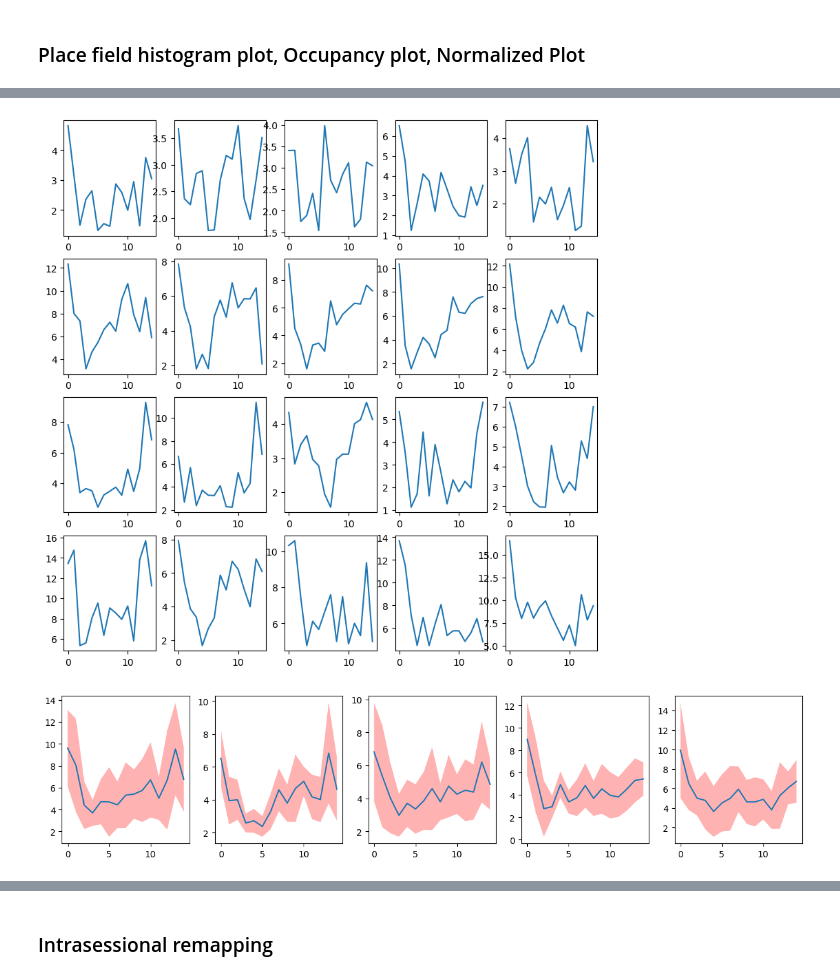
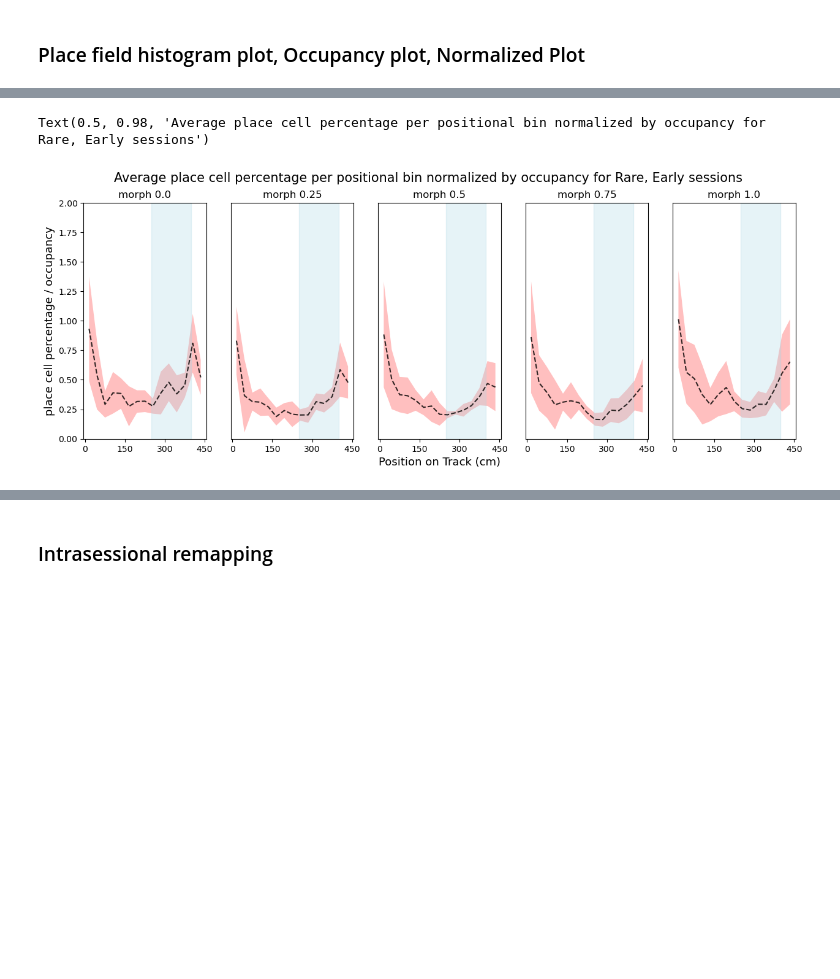
Before and after one commit to tarek-soubra/place-cell-project, a Jupyter notebook: MetricCalculations.ipynb, the cells around one changed output, grey strips where cells are left out. Cells and saved outputs as stored; diff of their text form; code cells hidden in the pictures; blank space fills up the shorter version.

Commit message:
added all plotting code for the presentation

```diff
--- a/MetricCalculations.ipynb
+++ b/MetricCalculations.ipynb
@@ -104,9 +127,9 @@ placeCellCounts = {}
 for sess in range(nFiles):
     placeCellCounts[sess] = {morph:len(placeCellInds[sess][morph]) for morph in main.baseMorphValues}
 
-
+placeCellPct = {sess:{} for sess in range(nFiles)}
 for sess in range(nFiles):
-    print(f'\nFor session {sess}:')
+#     print(f'\nFor session {sess}:')
     for morph in main.baseMorphValues:
-        placeCellPct = placeCellCounts[sess][morph]*100/nNeurons[sess]
-        print(f"For base morph {morph}:\t {placeCellCounts[sess][morph]} place cells, \t {placeCellPct:.2f}% of all ROIs")
+        placeCellPct[sess][morph] = placeCellCounts[sess][morph]*100/nNeurons[sess]
+#         print(f"For base morph {morph}:\t {placeCellCounts[sess][morph]} place cells, \t {placeCellPct[sess][morph]:.2f}% of all ROIs")
@@ -203,12 +192,2 @@ For base morph 1.0:      Reward: 29.26 % (165 cells)    Beginning: 15.60 % (88 c
 # %% [markdown]
 ### Place field histogram plot, Occupancy plot, Normalized Plot
-# %%
-# Histogram
-fig, ax = plt.subplots(nFiles, 5, figsize=(10,10))
-for row in range(nFiles):
-    for col, morph in enumerate(main.baseMorphValues):
-        ax[row,col].hist(peaks[row][morph], bins = 15)
-        if col == 0:
-            ax[row,col].set_ylabel(f'Session {row}')
-        if row == 0:
-            ax[row,col].set_title(f'morph {morph}')
@@ -226,25 +252,36 @@ for sess in range(nFiles):
 # %%
 # Plotting the cell count normalized by the average occupancy for every session (for all basemorphs)
-fig, ax = plt.subplots(nFiles,len(main.baseMorphValues), figsize=(10,10))
+# fig, ax = plt.subplots(nFiles,len(main.baseMorphValues), figsize=(10,10))
 
 avgcellToOccpR = {}
 for sess in range(nFiles):
     for i, morph in enumerate(main.baseMorphValues):
-        cellCounts = np.histogram(np.argmax(avgActivity[sess][morph][morph],axis=0),bins=15)[0]
+        cellCounts = np.histogram(np.argmax(avgActivity[sess][morph][morph],axis=0),bins=15)[0]/(0.01*nNeurons[sess])
         binnedPos = np.mean(np.mean(occp[sess], axis=0).reshape(-1,3), axis=1)
-        ax[sess][i].plot(cellCounts/binnedPos)
+#         ax[sess][i].plot(cellCounts/binnedPos)
         if sess == 0:
             avgcellToOccpR[morph] = cellCounts/binnedPos
         else:
             avgcellToOccpR[morph] = np.vstack((avgcellToOccpR[morph], cellCounts/binnedPos))
 
 # Plotting the average normalized cell count across sessions
-fig, ax = plt.subplots(1,5, figsize=(15,3))
+fig, ax = plt.subplots(1,5, figsize=(15,5), sharey = True)
 for i, morph in enumerate(main.baseMorphValues):
     means = np.mean(avgcellToOccpR[morph],axis=0)
     stds = np.std(avgcellToOccpR[morph],axis=0)
-    ax[i].plot(range(15),means)
-    ax[i].fill_between(range(15),means-stds,means+stds,alpha=0.3,facecolor='red')
+    ax[i].plot(30*(0.5+np.array(range(15))),means,'--k', alpha=0.8)
+    ax[i].fill_between(30*(0.5+np.array(range(15))),means-stds,means+stds,alpha=0.25,facecolor='red')
+    ax[i].set_xticks([0,150,300,450])
+    ax[i].set_title(f"morph {morph}", fontsize=12)
+    ax[i].axvspan(250, 400, color='lightblue', alpha=0.3, label='Reward Region')
+
+    if i > 0:
+        ax[i].tick_params(left=False, which='both')  # Hide tick markers on the left side
+
+ax[2].set_xlabel("Position on Track (cm)", fontsize=13)
+ax[0].set_ylim(0,2)
+ax[0].set_ylabel("place cell percentage / occupancy", fontsize=13)
+plt.suptitle("Average place cell percentage per positional bin normalized by occupancy for Rare, Early sessions", fontsize=15)
 # %% [output]
+Text(0.5, 0.98, 'Average place cell percentage per positional bin normalized by occupancy for Rare, Early sessions')
-[figure, old version]
+[figure, new version]
-[figure, removed]
```
Also changed, not shown: parts of 22 cells of this notebook.
